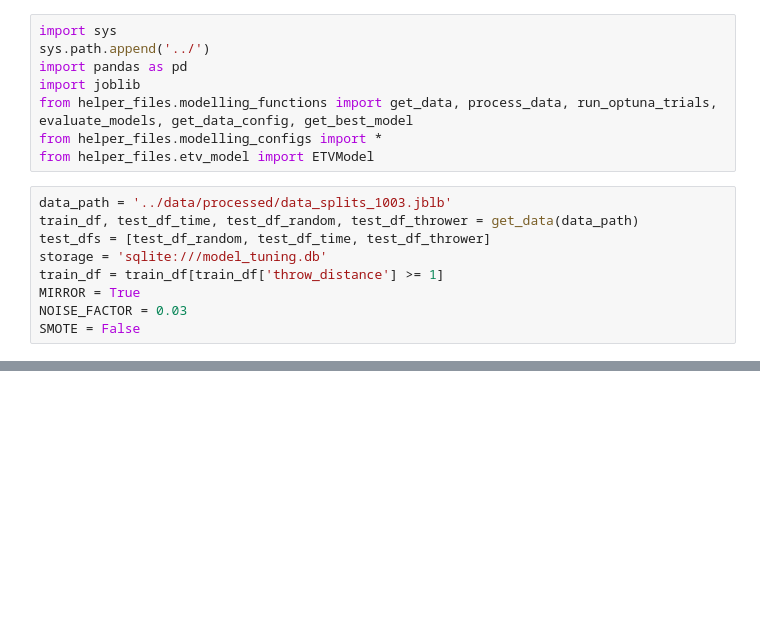
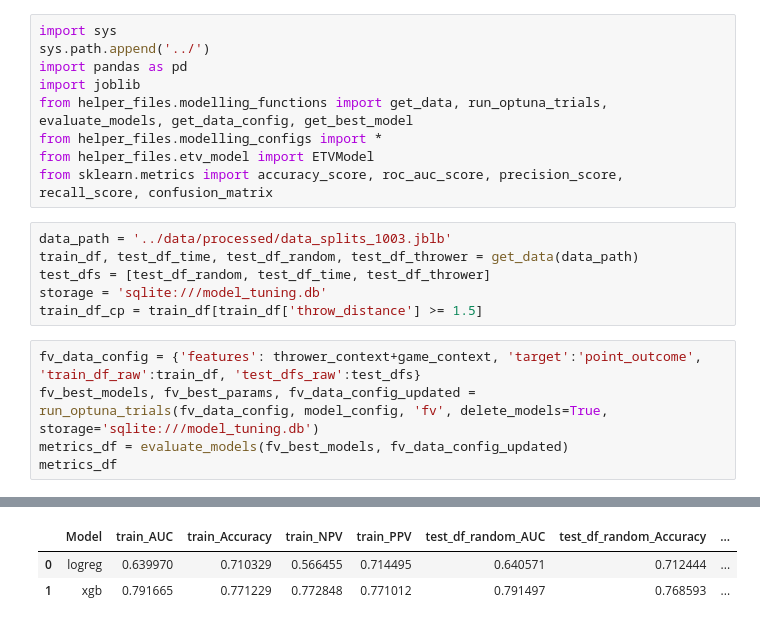
Before and after one commit to BradenEberhard/Expected-Throwing-Value, a Jupyter notebook: models/etv_training.ipynb, the cells around one changed output, grey strips where cells are left out. Saved outputs shown, nothing was run; the diff lists cells and outputs as text; blank space fills up the shorter version.

```diff
--- a/models/etv_training.ipynb
+++ b/models/etv_training.ipynb
@@ -3,15 +3,19 @@ import sys
 sys.path.append('../')
 import pandas as pd
 import joblib
-from helper_files.modelling_functions import get_data, process_data, run_optuna_trials, evaluate_models, get_data_config, get_best_model
+from helper_files.modelling_functions import get_data, run_optuna_trials, evaluate_models, get_data_config, get_best_model
 from helper_files.modelling_configs import *
 from helper_files.etv_model import ETVModel
+from sklearn.metrics import accuracy_score, roc_auc_score, precision_score, recall_score, confusion_matrix
 # %%
 data_path = '../data/processed/data_splits_1003.jblb'
 train_df, test_df_time, test_df_random, test_df_thrower = get_data(data_path)
 test_dfs = [test_df_random, test_df_time, test_df_thrower]
 storage = 'sqlite:///model_tuning.db'
-train_df = train_df[train_df['throw_distance'] >= 1]
-MIRROR = True
-NOISE_FACTOR = 0.03
-SMOTE = False
+train_df_cp = train_df[train_df['throw_distance'] >= 1.5]
+# %%
+fv_data_config = {'features': thrower_context+game_context, 'target':'point_outcome', 'train_df_raw':train_df, 'test_dfs_raw':test_dfs}
+fv_best_models, fv_best_params, fv_data_config_updated = run_optuna_trials(fv_data_config, model_config, 'fv', delete_models=True, storage='sqlite:///model_tuning.db')
+metrics_df = evaluate_models(fv_best_models, fv_data_config_updated)
+metrics_df
+# %% [output]
@@ -17,0 +39,3 @@ SMOTE = False
+|  | Model | train_AUC | train_Accuracy | train_NPV | train_PPV | test_df_random_AUC | test_df_random_Accuracy | ... |
+| 0 | logreg | 0.639970 | 0.710329 | 0.566455 | 0.714495 | 0.640571 | 0.712444 | ... |
+| 1 | xgb | 0.791665 | 0.771229 | 0.772848 | 0.771012 | 0.791497 | 0.768593 | ... |
```
Also changed, not shown: parts of 13 cells of this notebook, 20 other files.
